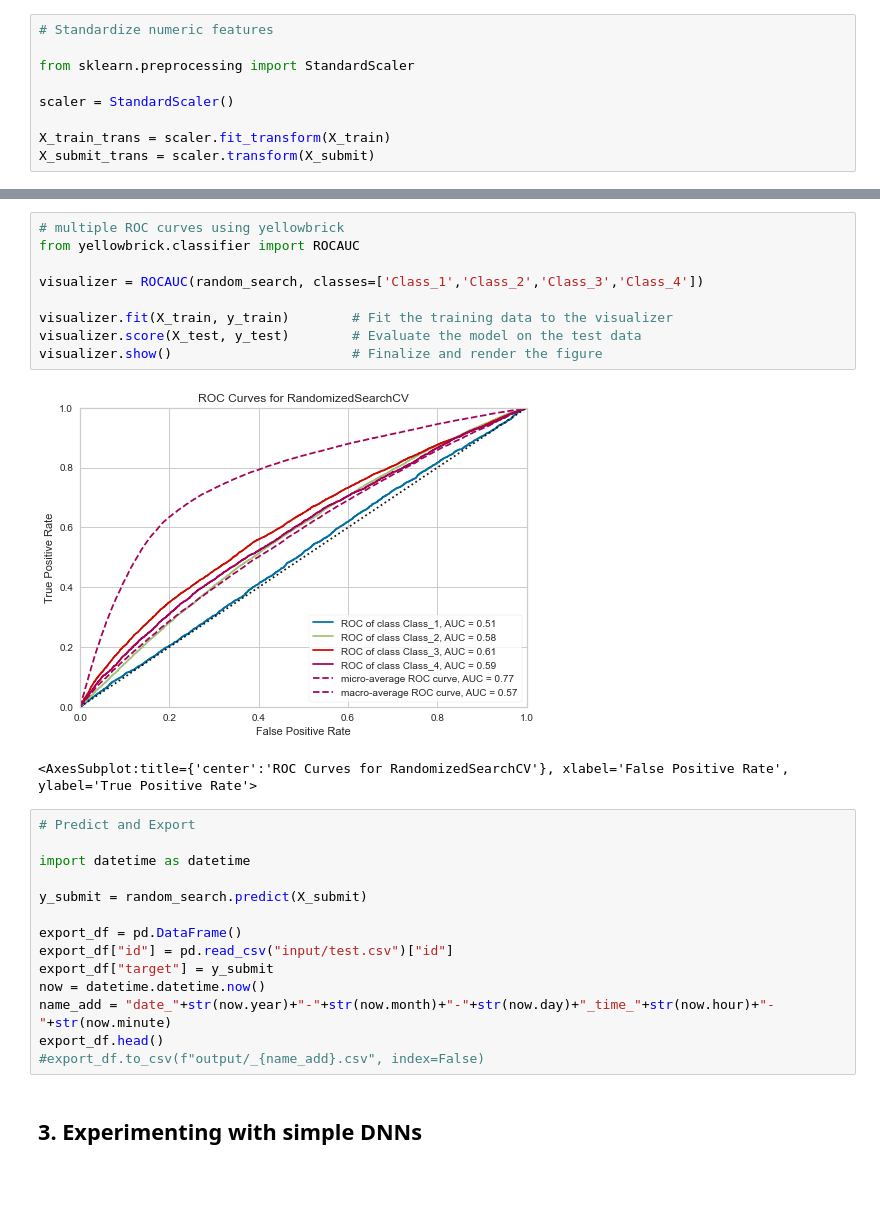
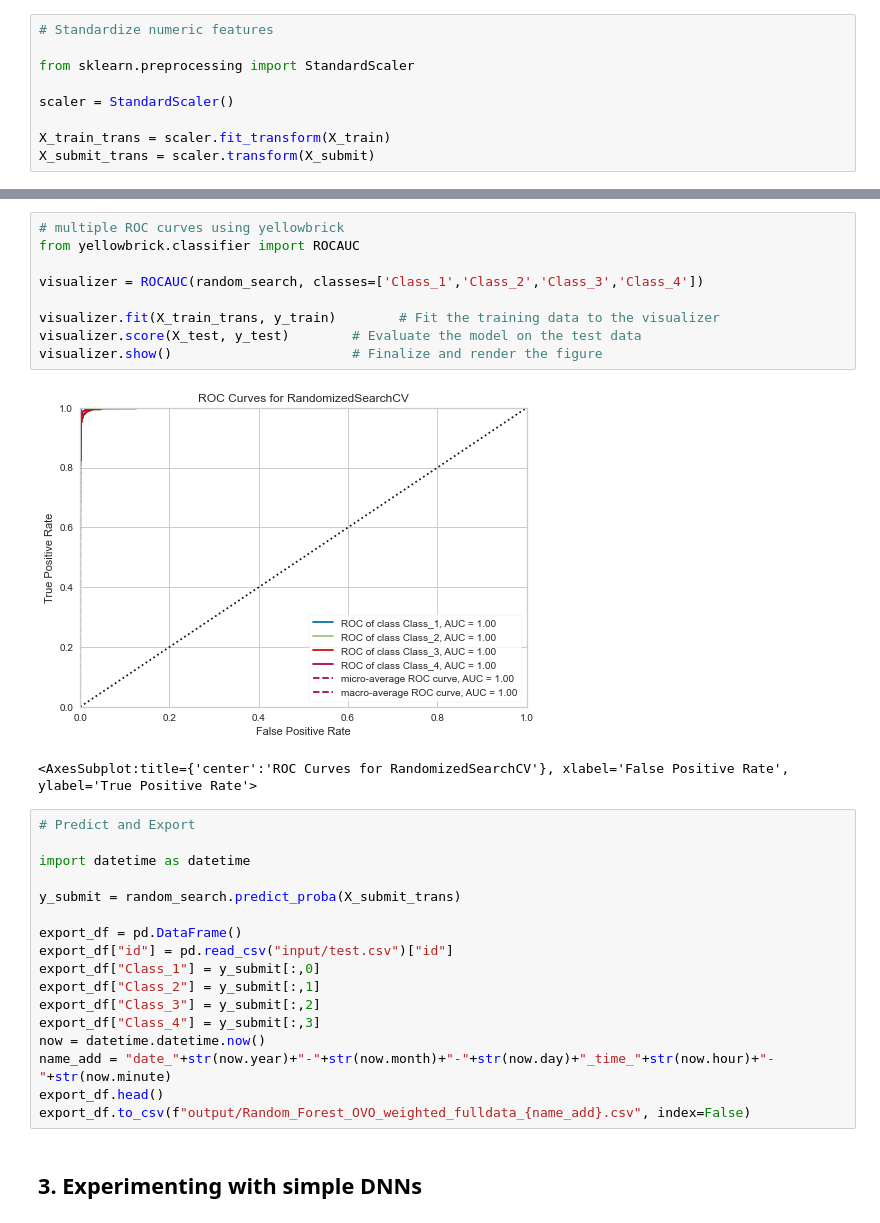
Before and after one commit to JonasSchroeder/Kaggel-Tabular-Playground-Series-2021, a Jupyter notebook: May/Kaggle TPS 2021 - May.ipynb, the cells around one changed output, grey strips where cells are left out. Saved outputs shown, nothing was run; the diff lists cells and outputs as text; blank space fills up the shorter version.

Commit message:
may started; experimented with various random forest models

```diff
--- a/May/Kaggle TPS 2021 - May.ipynb
+++ b/May/Kaggle TPS 2021 - May.ipynb
@@ -762,28 +780,31 @@ F1 score after random search: 0.47653281529083746
 # %%
 # multiple ROC curves using yellowbrick
 from yellowbrick.classifier import ROCAUC
 
 visualizer = ROCAUC(random_search, classes=['Class_1','Class_2','Class_3','Class_4'])
 
-visualizer.fit(X_train, y_train)        # Fit the training data to the visualizer
+visualizer.fit(X_train_trans, y_train)        # Fit the training data to the visualizer
 visualizer.score(X_test, y_test)        # Evaluate the model on the test data
 visualizer.show()                       # Finalize and render the figure
 # %% [output]
-[figure, old version]
+[figure, new version]
 <AxesSubplot:title={'center':'ROC Curves for RandomizedSearchCV'}, xlabel='False Positive Rate', ylabel='True Positive Rate'>
 # %%
 # Predict and Export
 
 import datetime as datetime
 
-y_submit = random_search.predict(X_submit)
+y_submit = random_search.predict_proba(X_submit_trans)
 
 export_df = pd.DataFrame()
 export_df["id"] = pd.read_csv("input/test.csv")["id"]
-export_df["target"] = y_submit
+export_df["Class_1"] = y_submit[:,0]
+export_df["Class_2"] = y_submit[:,1]
+export_df["Class_3"] = y_submit[:,2]
+export_df["Class_4"] = y_submit[:,3]
 now = datetime.datetime.now()
 name_add = "date_"+str(now.year)+"-"+str(now.month)+"-"+str(now.day)+"_time_"+str(now.hour)+"-"+str(now.minute)
 export_df.head()
-#export_df.to_csv(f"output/_{name_add}.csv", index=False)
+export_df.to_csv(f"output/Random_Forest_OVO_weighted_fulldata_{name_add}.csv", index=False)
 # %% [markdown]
 ## 3. Experimenting with simple DNNs
```
Also changed, not shown: parts of 33 cells of this notebook, 10 other files.
